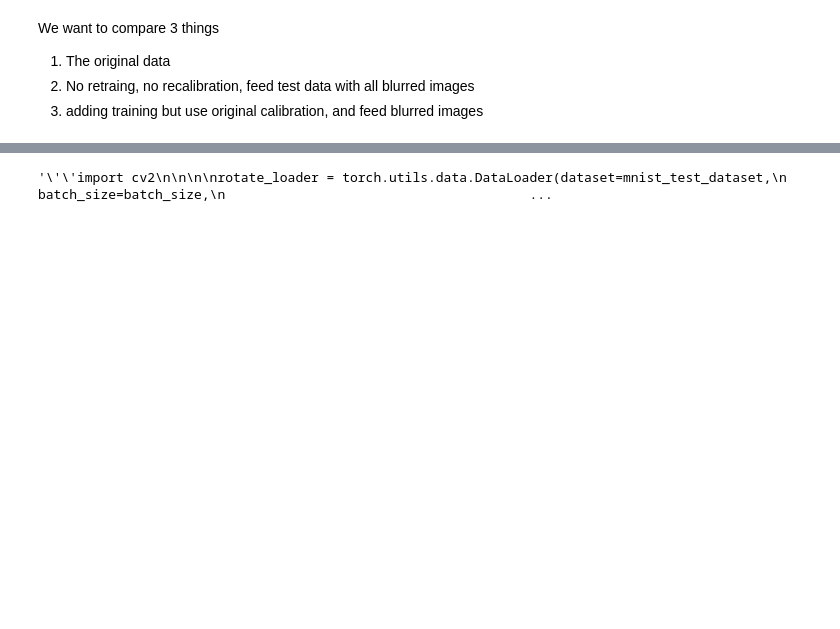
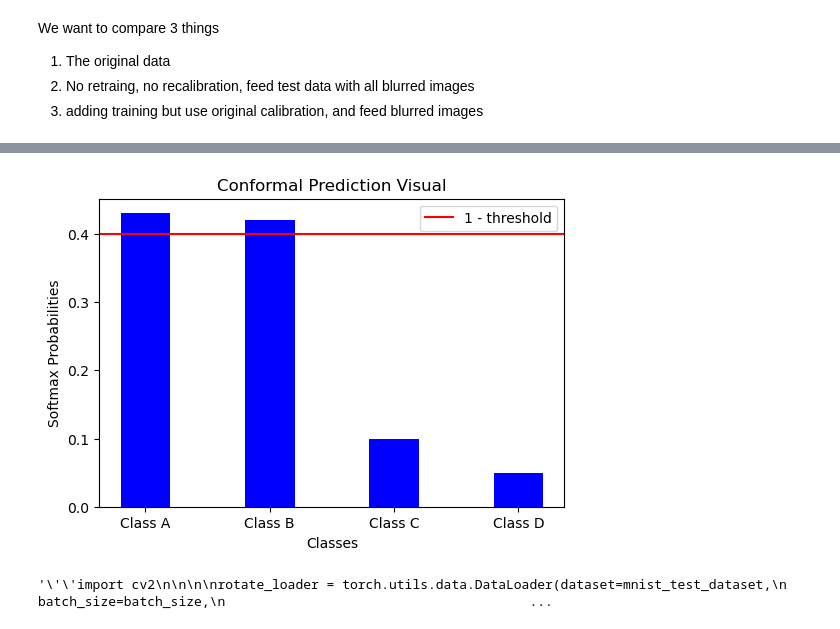
Before and after one commit to alexisjkim/conformal_prediction_limitations, a Jupyter notebook: Conformal_Prediction_Limitations.ipynb, the cells around one changed output, grey strips where cells are left out. Saved outputs shown, nothing was run; the diff lists cells and outputs as text; code cells hidden in the pictures; blank space fills up the shorter version.

```diff
--- a/Conformal_Prediction_Limitations.ipynb
+++ b/Conformal_Prediction_Limitations.ipynb
@@ -693,3 +760,27 @@ the prediction was in the set  19.919999999999998  percent of the time
+# %%
+#fake data
+data = {'Class A': 0.43,
+        'Class B': 0.42,
+        'Class C': 0.10,
+        'Class D': 0.05,
+}
+
+threshold = 0.6
+
+classes = list(data.keys())
+softmax = list(data.values())
+
+fig, axs = plt.subplots(figsize=(6, 4))
+axs.bar(classes, softmax, color = 'blue', width = 0.4)
+axs.axhline(y = 1 - threshold, color = 'r', linestyle = '-', label = '1 - threshold')
+
+plt.xlabel("Classes")
+plt.ylabel("Softmax Probabilities")
+plt.title("Conformal Prediction Visual")
+plt.legend()
+plt.show()
+# %% [output]
+[figure, added]
 # %%
 '''''import cv2
 
```
Also changed, not shown: parts of 18 cells of this notebook.
